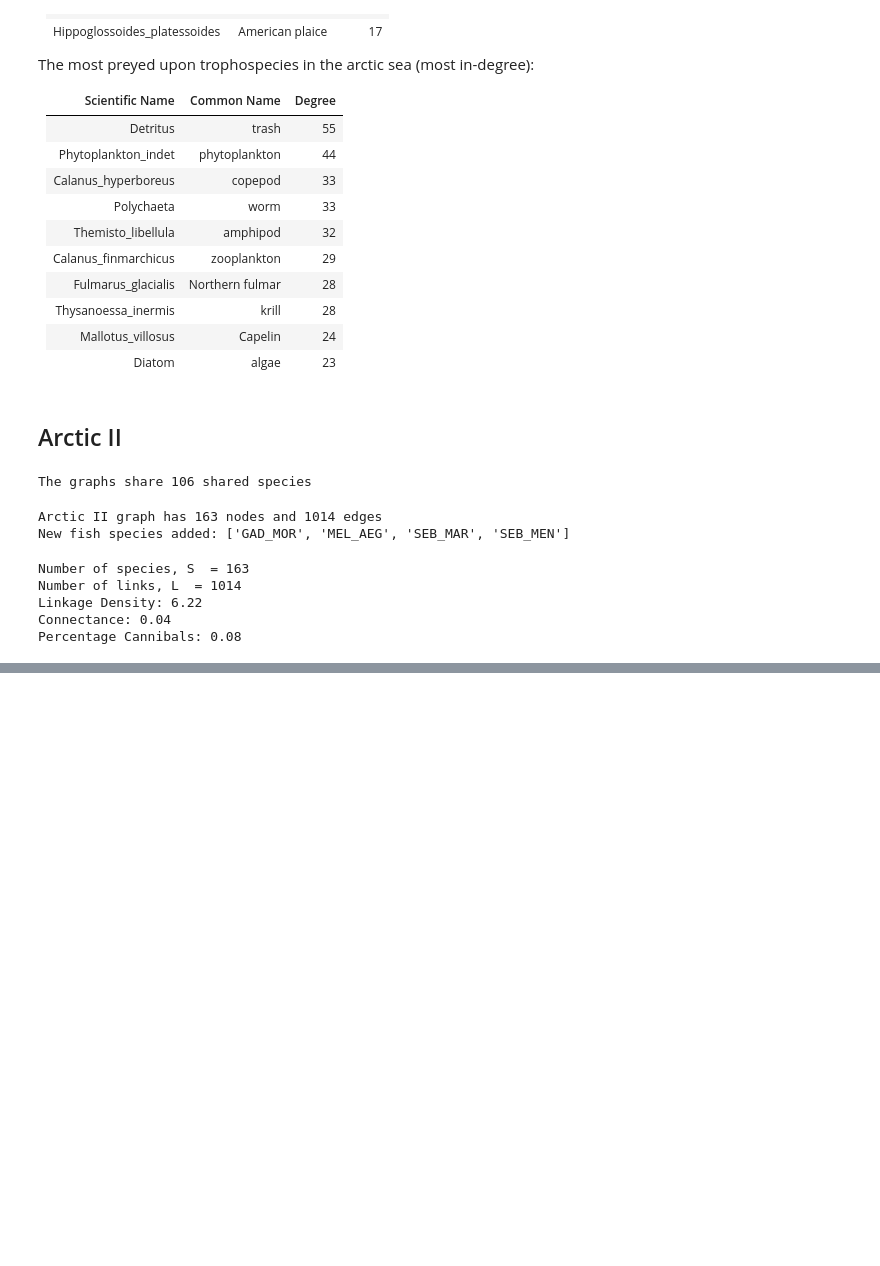
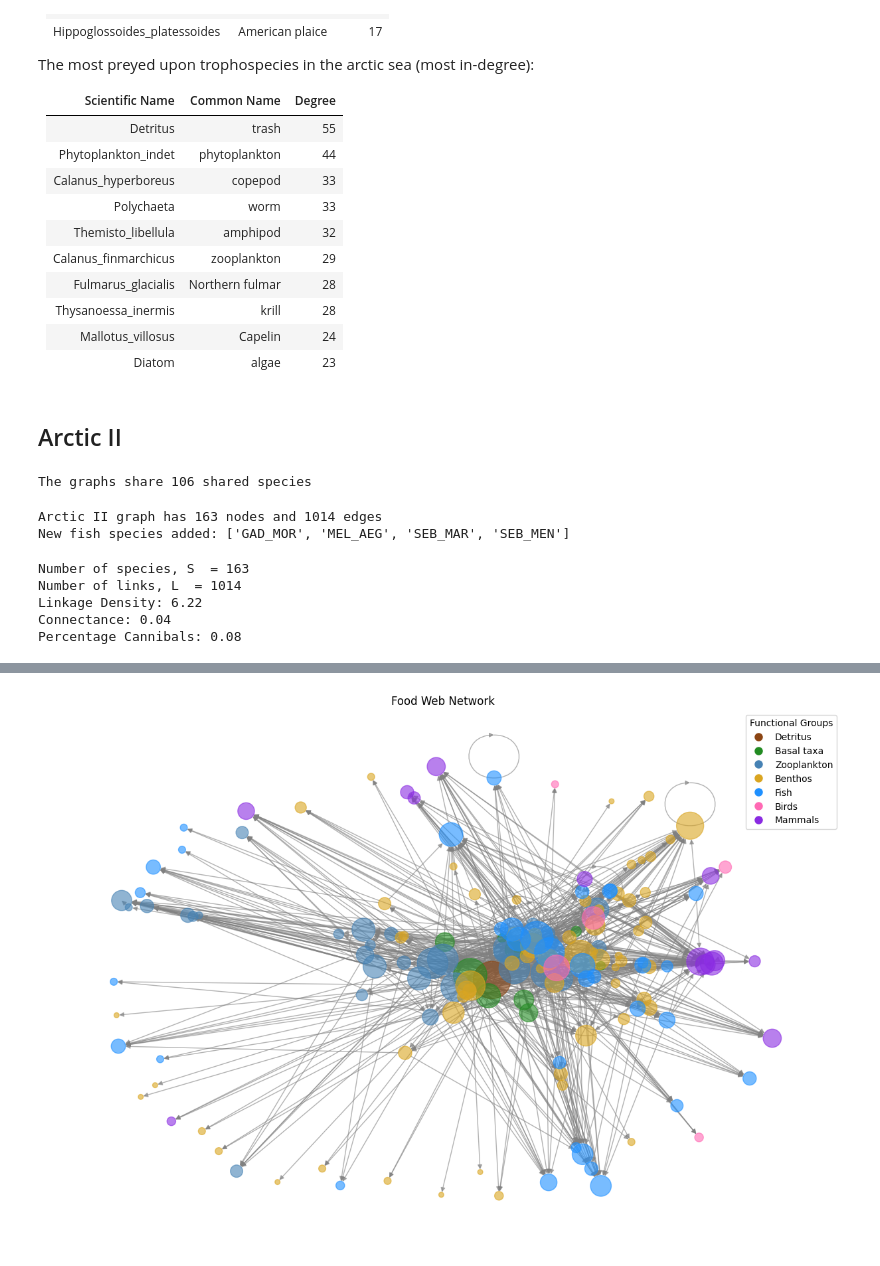
Before and after one commit to Tkloster01/BioFinalProject, a Jupyter notebook: main.ipynb, the cells around one changed output, grey strips where cells are left out. Saved outputs shown, nothing was run; the diff lists cells and outputs as text; code cells hidden in the pictures; blank space fills up the shorter version.

```diff
--- a/main.ipynb
+++ b/main.ipynb
@@ -448,0 +558,49 @@ Percentage Cannibals: 0.08
+# %%
+# Graph with node size based on degree and color showing the corresponding functional group
+
+func_groups = {
+    "Detritus": "#8B4513",  # Brown
+    "Basal taxa": "#228B22",  # Forest Green
+    "Zooplankton": "#4682B4",  # Steel Blue
+    "Benthos": "#DAA520",  # Goldenrod
+    "Fish": "#1E90FF",  # Dodger Blue
+    "Birds": "#FF69B4",  # Hot Pink
+    "Mammals": "#8A2BE2"  # Blue Violet
+}
+
+
+node_colors = []
+for node in arcticGraph.nodes():
+    if node == 0:
+        group = "Detritus"
+    elif 1 <= node <= 9:
+        group = "Basal taxa"
+    elif 10 <= node <= 41:
+        group = "Zooplankton"
+    elif 42 <= node <= 105:
+        group = "Benthos"
+    elif 106 <= node <= 140:
+        group = "Fish"
+    elif 141 <= node <= 145:
+        group = "Birds"
+    else:
+        group = "Mammals"
+    node_colors.append(func_groups[group])
+
+# Calculate node sizes based on degree
+node_sizes = [arcticGraph.degree(node) * 30 for node in arcticGraph.nodes()]
+
+plt.figure(figsize=(12, 8))
+pos = nx.spring_layout(arcticGraph)
+nx.draw(arcticGraph, pos, node_color=node_colors, node_size=node_sizes, with_labels=False, edge_color='gray', alpha=0.6)
+
+# Add a legend
+legend_elements = [plt.Line2D([0], [0], marker='o', color='w', label=group, markerfacecolor=color, markersize=10)
+                   for group, color in func_groups.items()]
+plt.legend(handles=legend_elements, loc='upper right', title="Functional Groups")
+
+plt.title("Food Web Network")
+plt.axis('off')
+plt.show()
+# %% [output]
+[figure, added]
```
Also changed, not shown: parts of 19 cells of this notebook.
